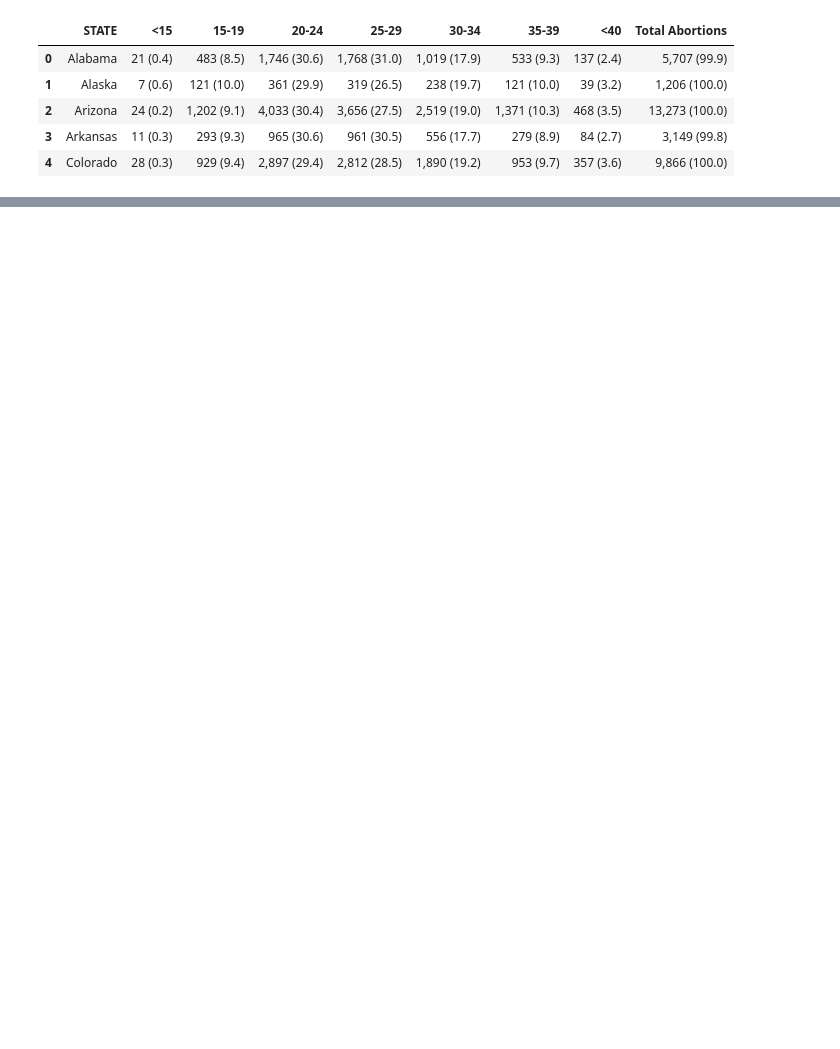
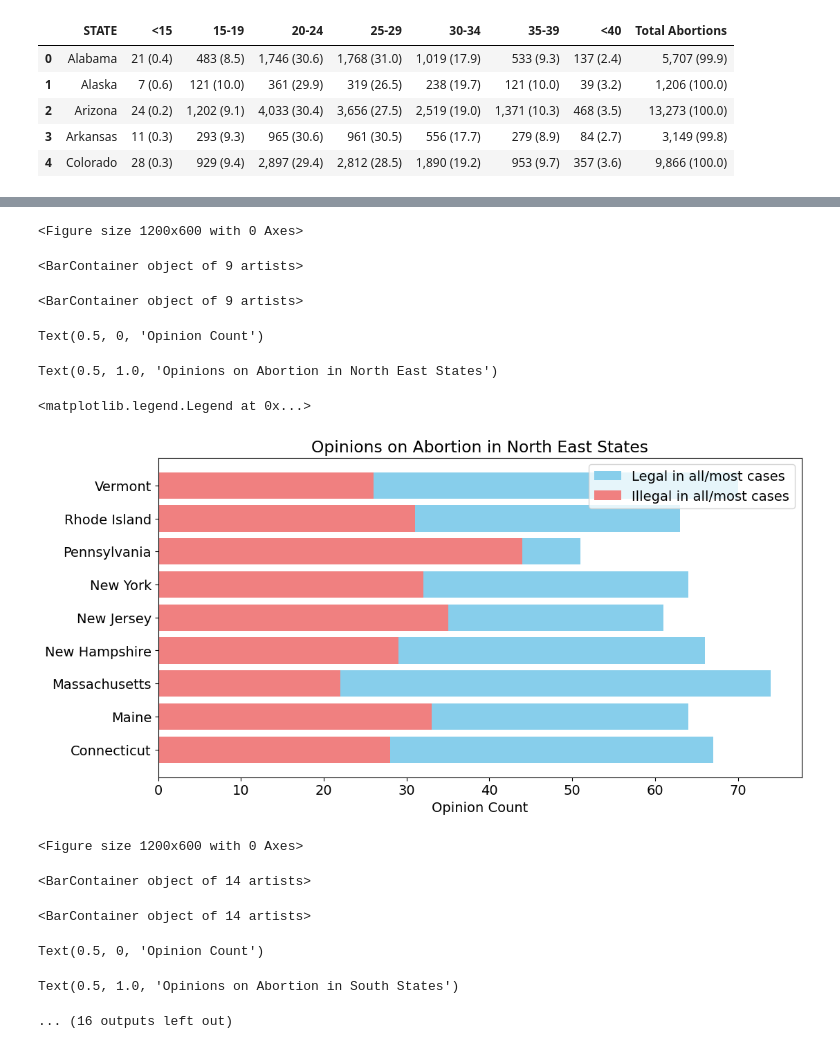
Before and after one commit to Mmarlo5/psychic-doodle, a Jupyter notebook: Copy_of_Problem_Set_5.ipynb, the cells around one changed output, grey strips where cells are left out. Saved outputs shown, nothing was run; the diff lists cells and outputs as text; code cells hidden in the pictures; blank space fills up the shorter version.

```diff
--- a/Copy_of_Problem_Set_5.ipynb
+++ b/Copy_of_Problem_Set_5.ipynb
@@ -1124,0 +1102,52 @@ dtype: object
+# %%
+import pandas as pd
+import matplotlib.pyplot as plt
+
+# Load the data
+abortionOpinion4 = pd.read_csv("https://raw.githubusercontent.com/Mmarlo5/psychic-doodle/main/Opinion-state.csv")
+
+# Remove '%' symbols and convert columns to numeric
+abortionOpinion4['Legal in all/most cases'] = pd.to_numeric(abortionOpinion4['Legal in all/most cases'].str.replace('%', ''), errors='coerce')
+abortionOpinion4['Illegal in all/most cases'] = pd.to_numeric(abortionOpinion4['Illegal in all/most cases'].str.replace('%', ''), errors='coerce')
+
+# Define geographic regions
+northeast_states = ['Connecticut', 'Maine', 'Massachusetts', 'New Hampshire', 'New Jersey', 'New York', 'Pennsylvania', 'Rhode Island', 'Vermont']
+south_states = ['Alabama', 'Arkansas', 'Florida', 'Georgia', 'Kentucky', 'Louisiana', 'Mississippi', 'North Carolina', 'Oklahoma', 'South Carolina', 'Tennessee', 'Texas', 'Virginia', 'West Virginia']
+midwest_states = ['Illinois', 'Indiana', 'Iowa', 'Kansas', 'Michigan', 'Minnesota', 'Missouri', 'Nebraska', 'North Dakota', 'Ohio', 'South Dakota', 'Wisconsin']
+west_states = ['Alaska', 'Arizona', 'California', 'Colorado', 'Hawaii', 'Idaho', 'Montana', 'Nevada', 'New Mexico', 'Oregon', 'Utah', 'Washington', 'Wyoming']
+
+# Create separate bar charts for each region
+regions = {'North East': northeast_states, 'South': south_states, 'Midwest': midwest_states, 'West': west_states}
+
+for region, states in regions.items():
+    # Filter the data for the current region
+    region_data = abortionOpinion4[abortionOpinion4['State'].isin(states)]
+
+    # Set the figure size
+    plt.figure(figsize=(12, 6))
+
+    # Create a bar chart for Legal and Illegal opinions for the current region
+    plt.barh(region_data["State"], region_data["Legal in all/most cases"], color='skyblue', label='Legal in all/most cases')
+    plt.barh(region_data["State"], region_data["Illegal in all/most cases"], color='lightcoral', label='Illegal in all/most cases')
+
+    # Customize the chart
+    plt.xlabel('Opinion Count')
+    plt.title(f'Opinions on Abortion in {region} States')
+    plt.legend()
+
+    # Show the chart
+    plt.show()
+# %% [output]
+<Figure size 1200x600 with 0 Axes>
+<BarContainer object of 9 artists>
+<BarContainer object of 9 artists>
+Text(0.5, 0, 'Opinion Count')
+Text(0.5, 1.0, 'Opinions on Abortion in North East States')
+<matplotlib.legend.Legend at 0x...>
+[figure, added]
+<Figure size 1200x600 with 0 Axes>
+<BarContainer object of 14 artists>
+<BarContainer object of 14 artists>
+Text(0.5, 0, 'Opinion Count')
+Text(0.5, 1.0, 'Opinions on Abortion in South States')
+... (16 outputs left out)
```
Also changed, not shown: parts of 15 cells of this notebook.
